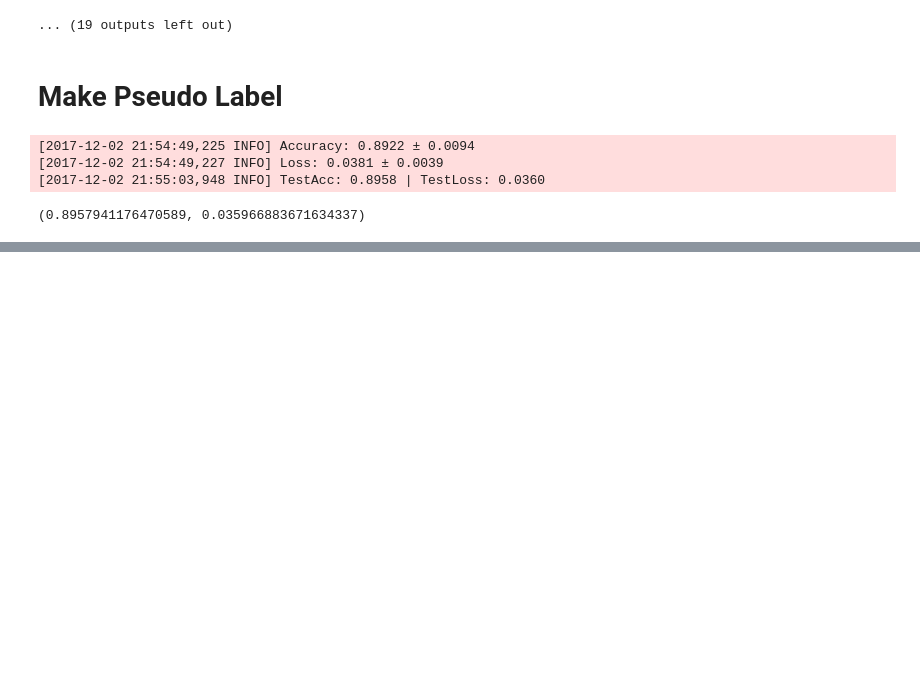
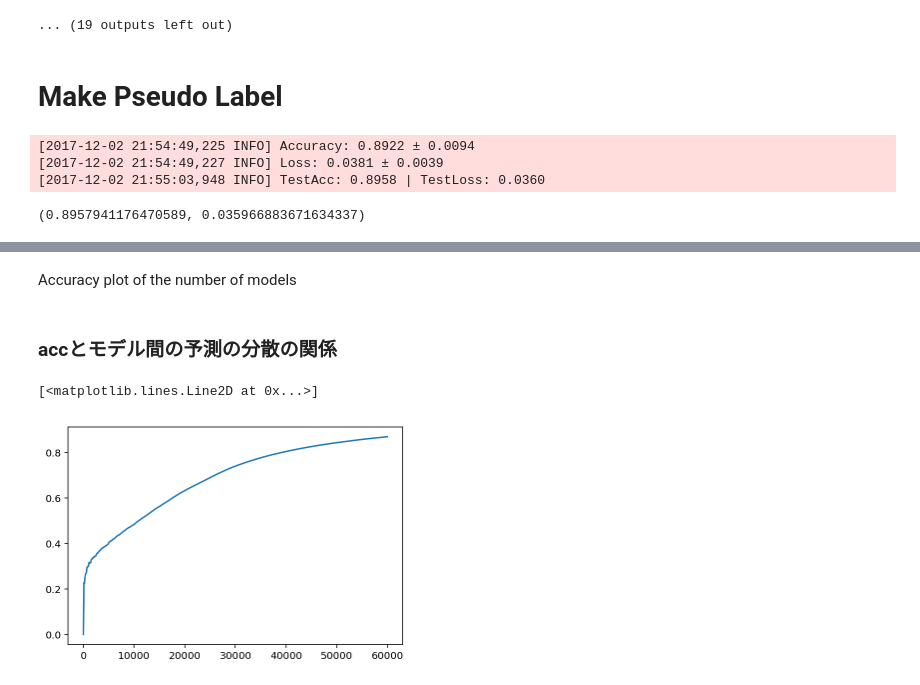
Before and after one commit to lyakaap/notebooks, a Jupyter notebook: PseudoLabel/Make-Pseudo-Label.ipynb, the cells around one changed output, grey strips where cells are left out. Saved outputs shown, nothing was run; the diff lists cells and outputs as text; code cells hidden in the pictures; blank space fills up the shorter version.

```diff
--- a/PseudoLabel/Make-Pseudo-Label.ipynb
+++ b/PseudoLabel/Make-Pseudo-Label.ipynb
@@ -448,0 +740,15 @@ _test(model, test_loader, criterion, make_pl=True)
+# %% [markdown]
+Accuracy plot of the number of models
+# %% [markdown]
+### accとモデル間の予測の分散の関係
+# %%
+acc = []
+x = np.arange(1, 60002, 100)
+for i in x:
+    idx = np.argsort(-np.std(npys, axis=0).mean(axis=-1))[:i]
+    acc.append((np.argmax(y_test[idx], axis=-1) == np.argmax(npys[0, idx], axis=-1)).mean())
+
+plt.plot(x, acc)
+# %% [output]
+[<matplotlib.lines.Line2D at 0x...>]
+[figure, added]
```
Also changed, not shown: parts of 13 cells of this notebook, 4 other files.
